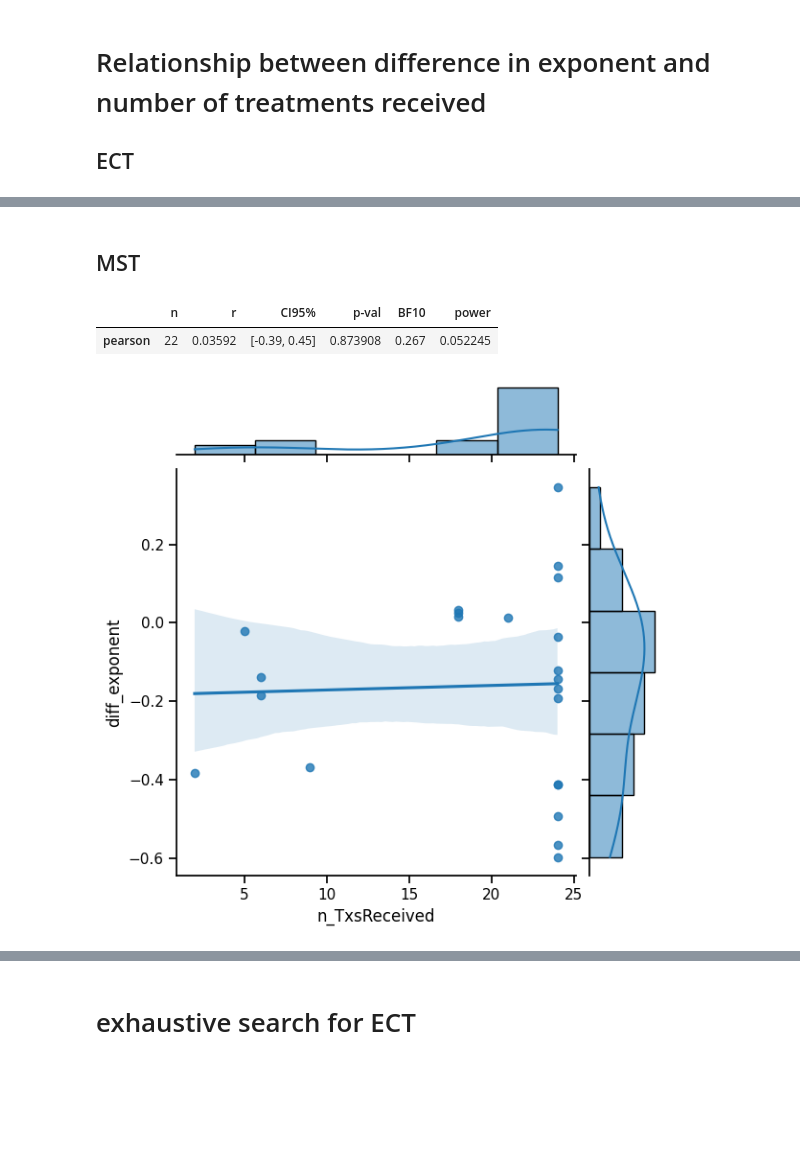
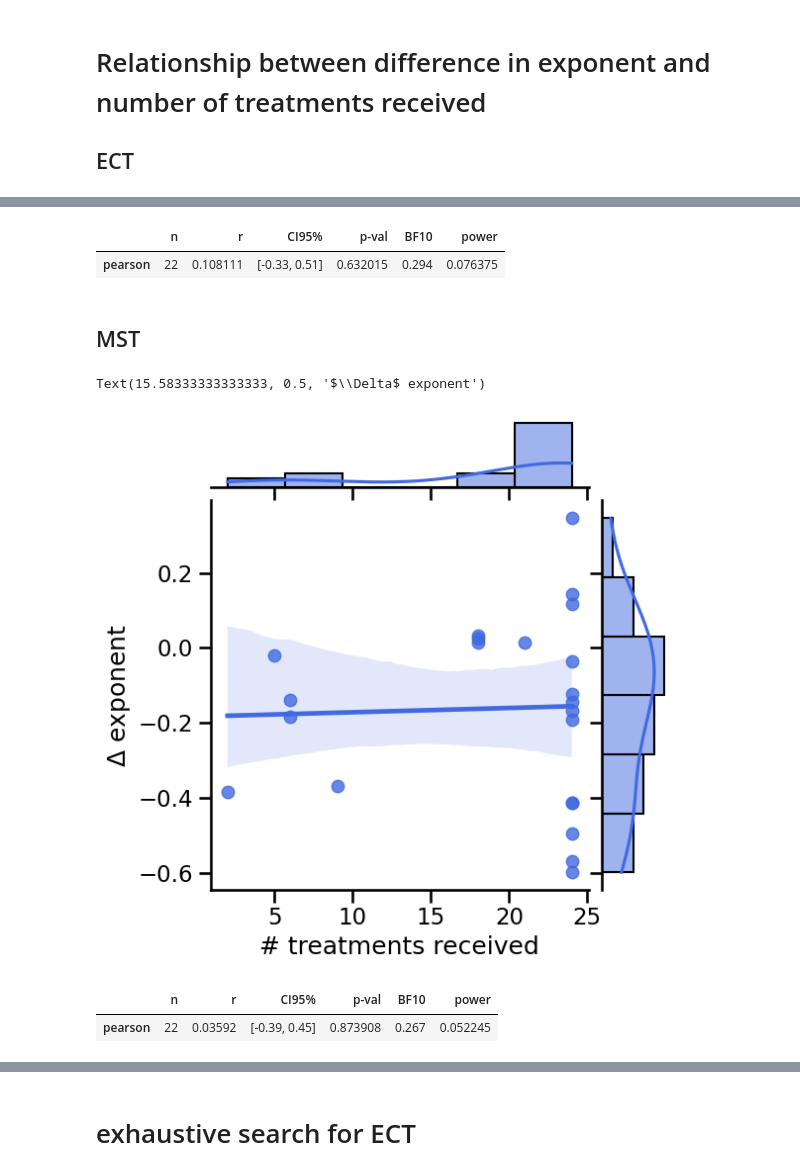
Before and after one commit to voytekresearch/ECT-MST, a Jupyter notebook: 02-Combined/review_appeal_analyses.ipynb, the cells around one changed output, grey strips where cells are left out. Cells and saved outputs as stored; diff of their text form; code cells hidden in the pictures; blank space fills up the shorter version.

```diff
--- a/02-Combined/review_appeal_analyses.ipynb
+++ b/02-Combined/review_appeal_analyses.ipynb
@@ -574,10 +670,12 @@ Text(0.5, 0, 'baseline exponent')
 
 ## ECT
 # %%
+sns.set_context('talk')
+
 x = ect_clin_eeg_df['n_TxsReceived']
 y = ect_clin_eeg_df['diff_exponent']
 
-sns.jointplot(x, y, kind="reg")
-
-corr(x,y)
+h = sns.jointplot(x, y, kind="reg", color='orange')
+h.ax_joint.set_xlabel('# treatments received')
+h.ax_joint.set_ylabel('$\Delta$ exponent')
 # %% [output]
@@ -587,13 +699,22 @@ corr(x,y)
+# %%
+corr(x,y)
+# %% [output]
+|  | n | r | CI95% | p-val | BF10 | power |
+| pearson | 22 | 0.108111 | [-0.33, 0.51] | 0.632015 | 0.294 | 0.076375 |
 # %% [markdown]
 ## MST
 # %%
 x = mst_clin_eeg_df['n_TxsReceived']
 y = mst_clin_eeg_df['diff_exponent']
 
-sns.jointplot(x, y, kind="reg")
-
-corr(x,y)
+h = sns.jointplot(x, y, kind="reg", color='royalblue')
+h.ax_joint.set_xlabel('# treatments received')
+h.ax_joint.set_ylabel('$\Delta$ exponent')
 # %% [output]
-|  | n | r | CI95% | p-val | BF10 | power |
-| pearson | 22 | 0.03592 | [-0.39, 0.45] | 0.873908 | 0.267 | 0.052245 |
+Text(15.58333333333333, 0.5, '$\\Delta$ exponent')
-[figure, old version]
+[figure, new version]
+# %%
+corr(x,y)
+# %% [output]
+|  | n | r | CI95% | p-val | BF10 | power |
+| pearson | 22 | 0.03592 | [-0.39, 0.45] | 0.873908 | 0.267 | 0.052245 |
```
Also changed, not shown: parts of 45 cells of this notebook, 1 other file.
